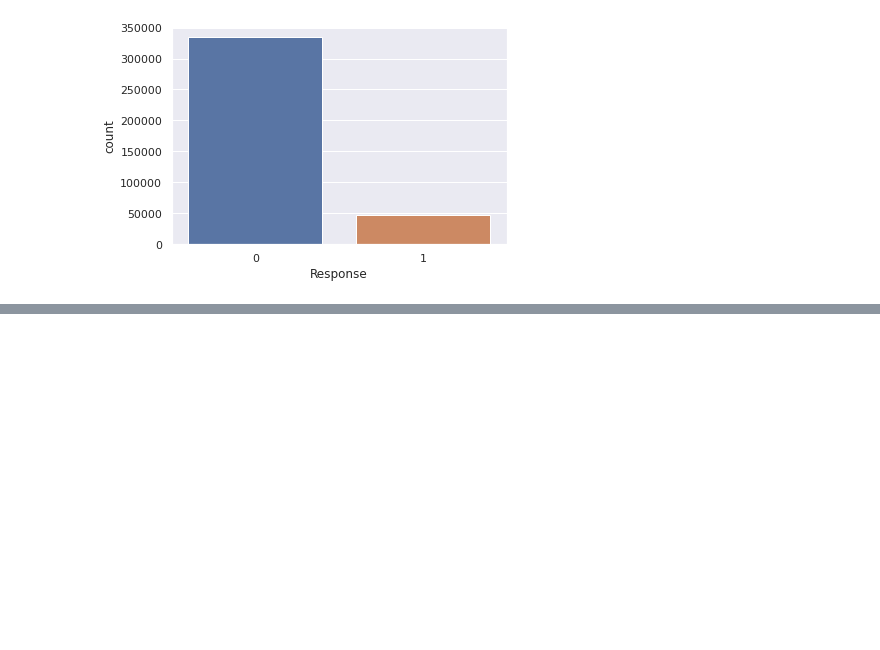
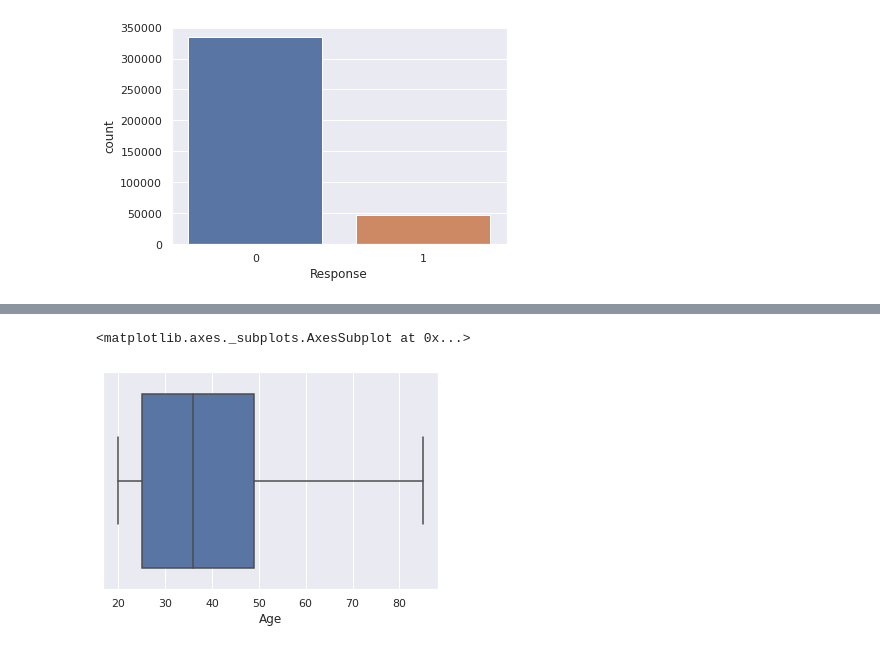
Before and after one commit to atif2786/Appliance-energy-prediction, a Jupyter notebook: HEALTH_INSURANCE_CROSS_SELL_PREDICTION.ipynb, the cells around one changed output, grey strips where cells are left out. Cells and saved outputs as stored; diff of their text form; code cells hidden in the pictures; blank space fills up the shorter version.

```diff
--- a/HEALTH_INSURANCE_CROSS_SELL_PREDICTION.ipynb
+++ b/HEALTH_INSURANCE_CROSS_SELL_PREDICTION.ipynb
@@ -223,0 +247,5 @@ As you can see in the above graph, there are very few interested customers whose
+# %%
+sns.boxplot(hlt['Age'])
+# %% [output]
+<matplotlib.axes._subplots.AxesSubplot at 0x...>
+[figure, added]
```
Also changed, not shown: parts of 16 cells of this notebook.
